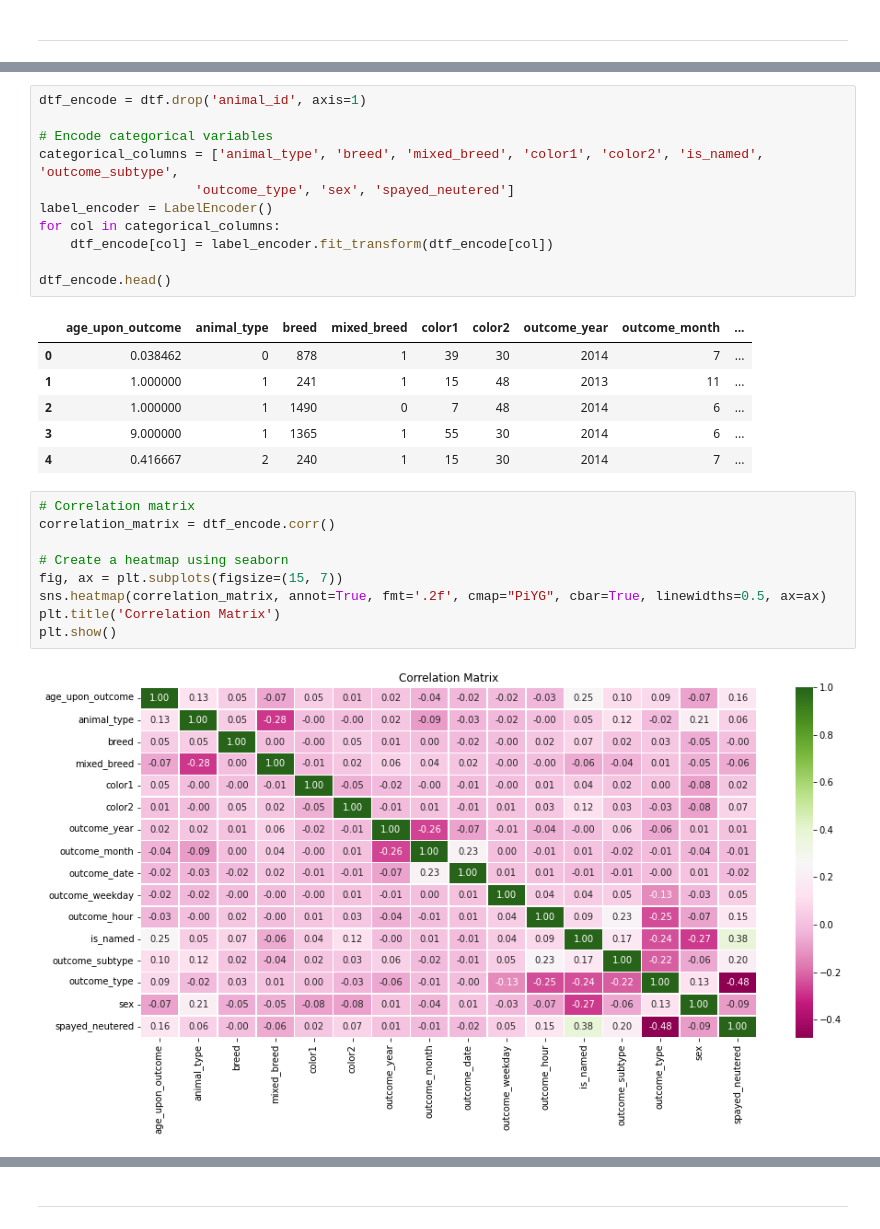
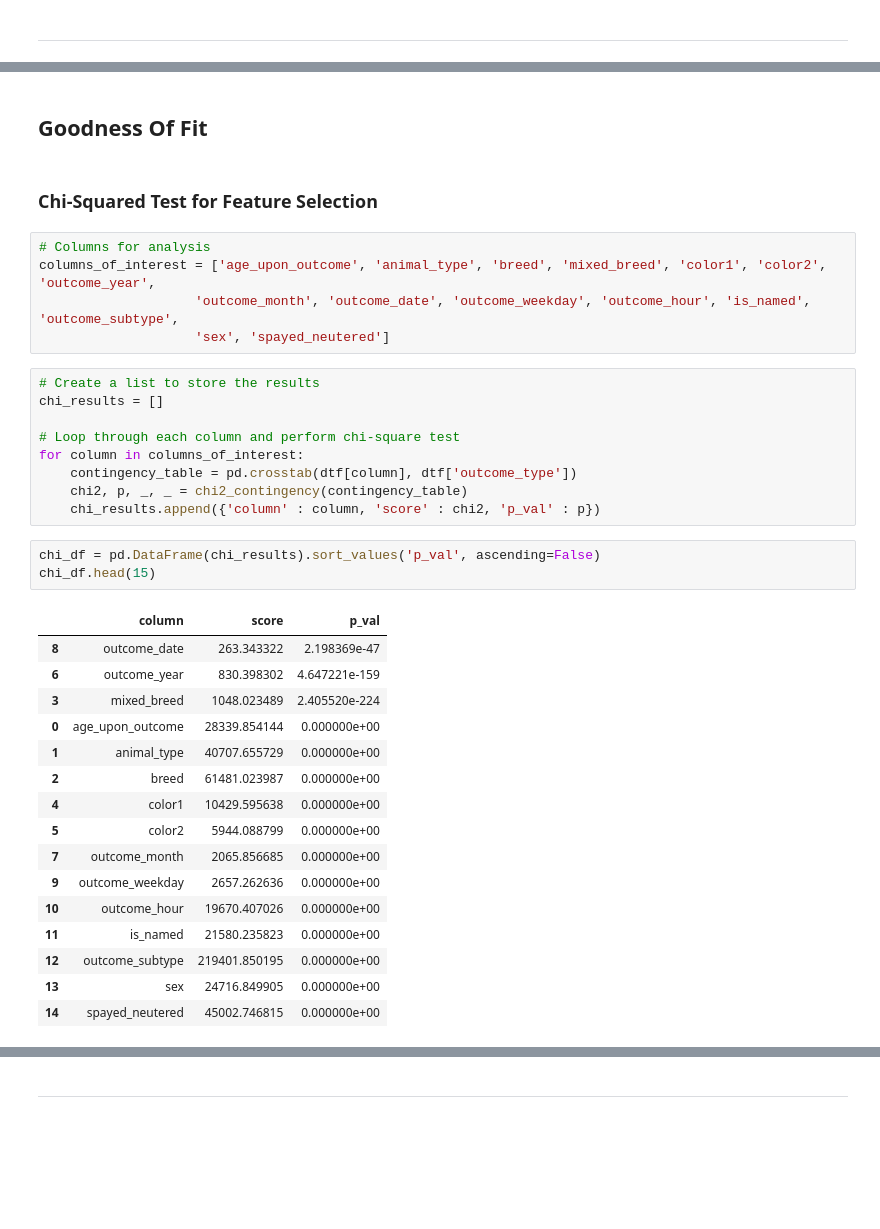
Before and after one commit to Darmendel/TDS-project, a Jupyter notebook: Final Pipeline.ipynb, the cells around one changed output, grey strips where cells are left out. Cells and saved outputs as stored; diff of their text form; blank space fills up the shorter version.

```diff
--- a/Final Pipeline.ipynb
+++ b/Final Pipeline.ipynb
@@ -756,29 +753,38 @@ dtf.head()
-# %%
-dtf_encode = dtf.drop('animal_id', axis=1)
-
-# Encode categorical variables
-categorical_columns = ['animal_type', 'breed', 'mixed_breed', 'color1', 'color2', 'is_named', 'outcome_subtype',
-                    'outcome_type', 'sex', 'spayed_neutered']
-label_encoder = LabelEncoder()
-for col in categorical_columns:
-    dtf_encode[col] = label_encoder.fit_transform(dtf_encode[col])
-
-dtf_encode.head()
-# %% [output]
-|  | age_upon_outcome | animal_type | breed | mixed_breed | color1 | color2 | outcome_year | outcome_month | ... |
-| 0 | 0.038462 | 0 | 878 | 1 | 39 | 30 | 2014 | 7 | ... |
-| 1 | 1.000000 | 1 | 241 | 1 | 15 | 48 | 2013 | 11 | ... |
-| 2 | 1.000000 | 1 | 1490 | 0 | 7 | 48 | 2014 | 6 | ... |
-| 3 | 9.000000 | 1 | 1365 | 1 | 55 | 30 | 2014 | 6 | ... |
-| 4 | 0.416667 | 2 | 240 | 1 | 15 | 30 | 2014 | 7 | ... |
-# %%
-# Correlation matrix
-correlation_matrix = dtf_encode.corr()
-
-# Create a heatmap using seaborn
-fig, ax = plt.subplots(figsize=(15, 7))
-sns.heatmap(correlation_matrix, annot=True, fmt='.2f', cmap="PiYG", cbar=True, linewidths=0.5, ax=ax)
-plt.title('Correlation Matrix')
-plt.show()
-# %% [output]
-[figure, removed]
+# %% [markdown]
+## Goodness Of Fit
+# %% [markdown]
+### Chi-Squared Test for Feature Selection
+# %%
+# Columns for analysis
+columns_of_interest = ['age_upon_outcome', 'animal_type', 'breed', 'mixed_breed', 'color1', 'color2', 'outcome_year',
+                    'outcome_month', 'outcome_date', 'outcome_weekday', 'outcome_hour', 'is_named', 'outcome_subtype',
+                    'sex', 'spayed_neutered']
+# %%
+# Create a list to store the results
+chi_results = []
+
+# Loop through each column and perform chi-square test
+for column in columns_of_interest:
+    contingency_table = pd.crosstab(dtf[column], dtf['outcome_type'])
+    chi2, p, _, _ = chi2_contingency(contingency_table)
+    chi_results.append({'column' : column, 'score' : chi2, 'p_val' : p})
+# %%
+chi_df = pd.DataFrame(chi_results).sort_values('p_val', ascending=False)
+chi_df.head(15)
+# %% [output]
+|  | column | score | p_val |
+| 8 | outcome_date | 263.343322 | 2.198369e-47 |
+| 6 | outcome_year | 830.398302 | 4.647221e-159 |
+| 3 | mixed_breed | 1048.023489 | 2.405520e-224 |
+| 0 | age_upon_outcome | 28339.854144 | 0.000000e+00 |
+| 1 | animal_type | 40707.655729 | 0.000000e+00 |
+| 2 | breed | 61481.023987 | 0.000000e+00 |
+| 4 | color1 | 10429.595638 | 0.000000e+00 |
+| 5 | color2 | 5944.088799 | 0.000000e+00 |
+| 7 | outcome_month | 2065.856685 | 0.000000e+00 |
+| 9 | outcome_weekday | 2657.262636 | 0.000000e+00 |
+| 10 | outcome_hour | 19670.407026 | 0.000000e+00 |
+| 11 | is_named | 21580.235823 | 0.000000e+00 |
+| 12 | outcome_subtype | 219401.850195 | 0.000000e+00 |
+| 13 | sex | 24716.849905 | 0.000000e+00 |
+| 14 | spayed_neutered | 45002.746815 | 0.000000e+00 |
```
Also changed, not shown: parts of 67 cells of this notebook, 3 other files.
